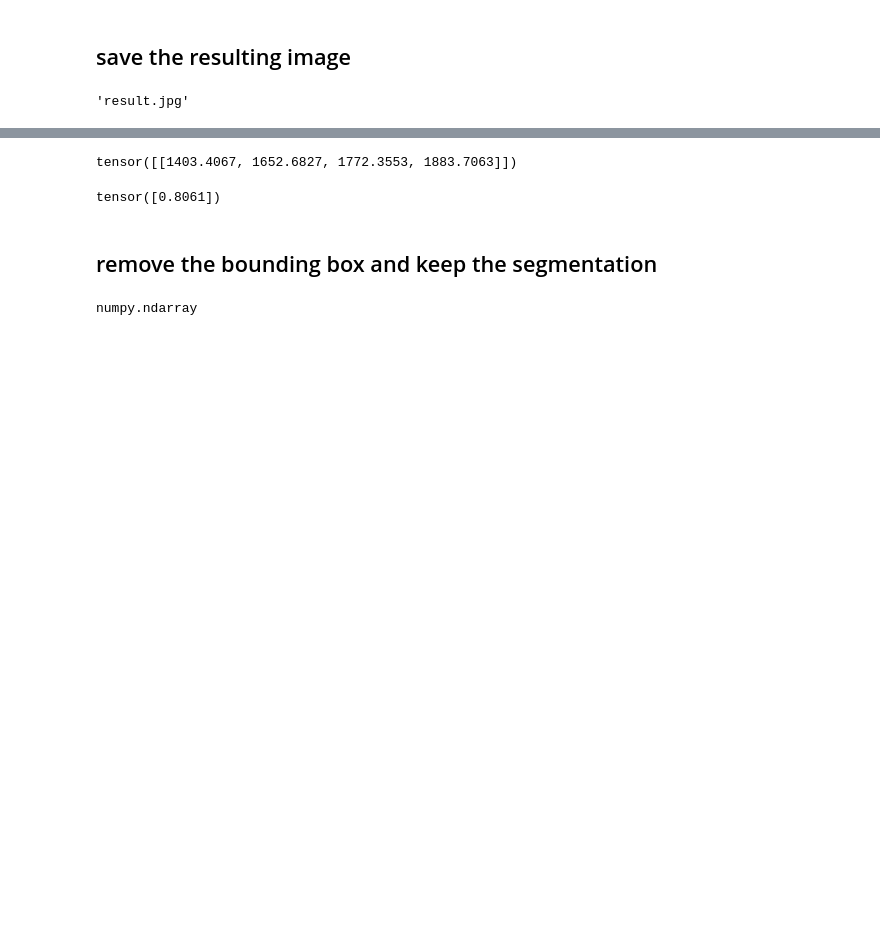
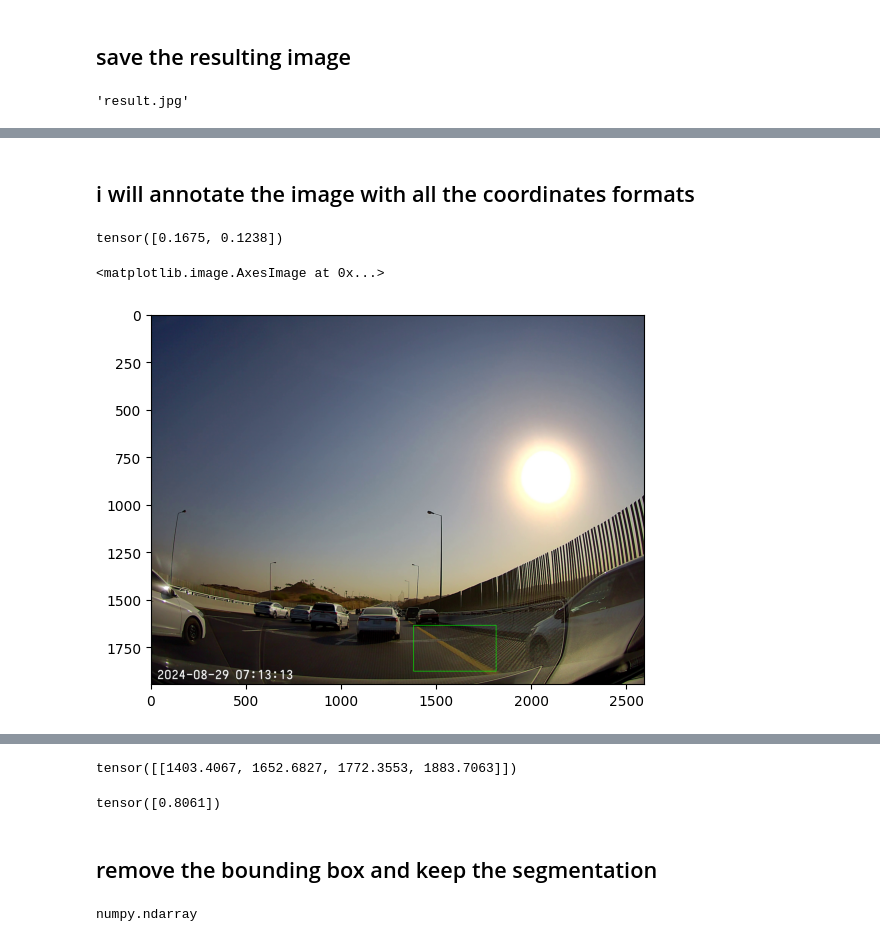
Before and after one commit to TariqAlhathloul/Smart-Street, a Jupyter notebook: demo_isolating.ipynb, the cells around one changed output, grey strips where cells are left out. Drawn from its saved outputs; the diff is of its cells as text; code cells hidden in the pictures; blank space fills up the shorter version.

```diff
--- a/demo_isolating.ipynb
+++ b/demo_isolating.ipynb
@@ -37,2 +35,2 @@ video_path = '/content/cross-4.MP4'
 # %%
-model = YOLO("/content/best (3).pt", task='segment')
+model = YOLO("/kaggle/input/lane_and_license_plate/pytorch/default/1/best (3).pt", task='segment')
@@ -107,3 +119,22 @@ xyxyn: tensor([[0.5414, 0.8501, 0.6838, 0.9690]])
+# %% [markdown]
+## i will annotate the image with all the coordinates formats
+# %%
+results[0].boxes.xywhn[0][2:4]
+# %% [output]
+tensor([0.1675, 0.1238])
+# %%
+pt1 = results[0].boxes.xywh[0][0:2].numpy()
+pt2 = results[0].boxes.xywh[0][2:4].numpy()
+# %%
+top_left = (int(pt1[0] - pt2[0] / 2), int(pt1[1] - pt2[1] / 2))   # (center_x - width/2, center_y - height/2)
+bottom_right = (int(pt1[0] + pt2[0] / 2), int(pt1[1] + pt2[1] / 2))
+# %%
+xywh_rect = cv2.rectangle(image, top_left, bottom_right, (0, 255, 0), 2)
+# %%
+plt.imshow(xywh_rect[:, :, ::-1])
+# %% [output]
+<matplotlib.image.AxesImage at 0x...>
+[figure, added]
 # %%
 annotated_image = results[0]
 # %%
```
Also changed, not shown: parts of 21 cells of this notebook.
